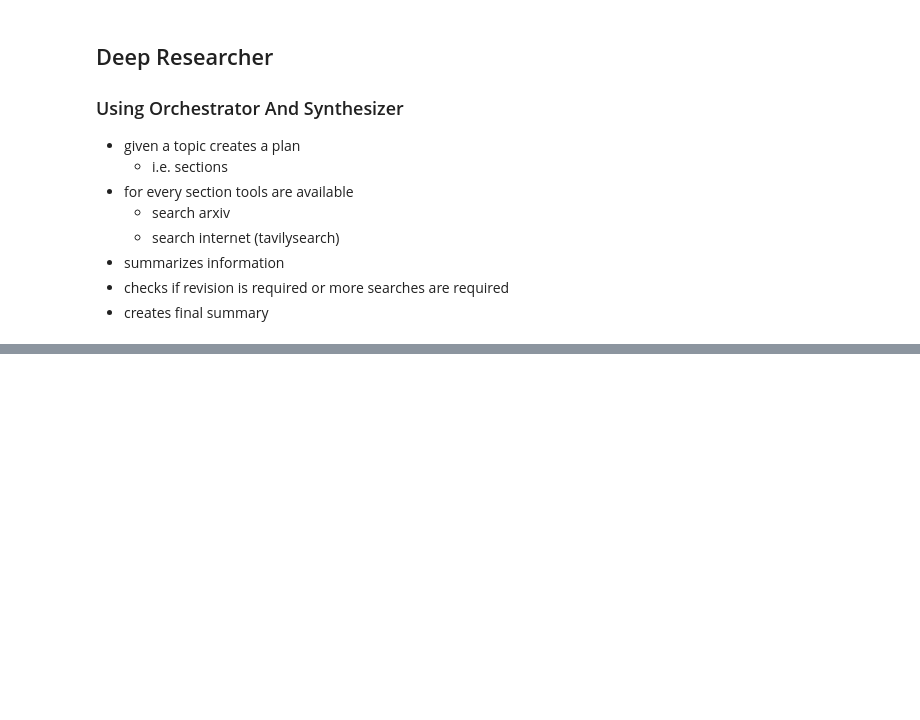
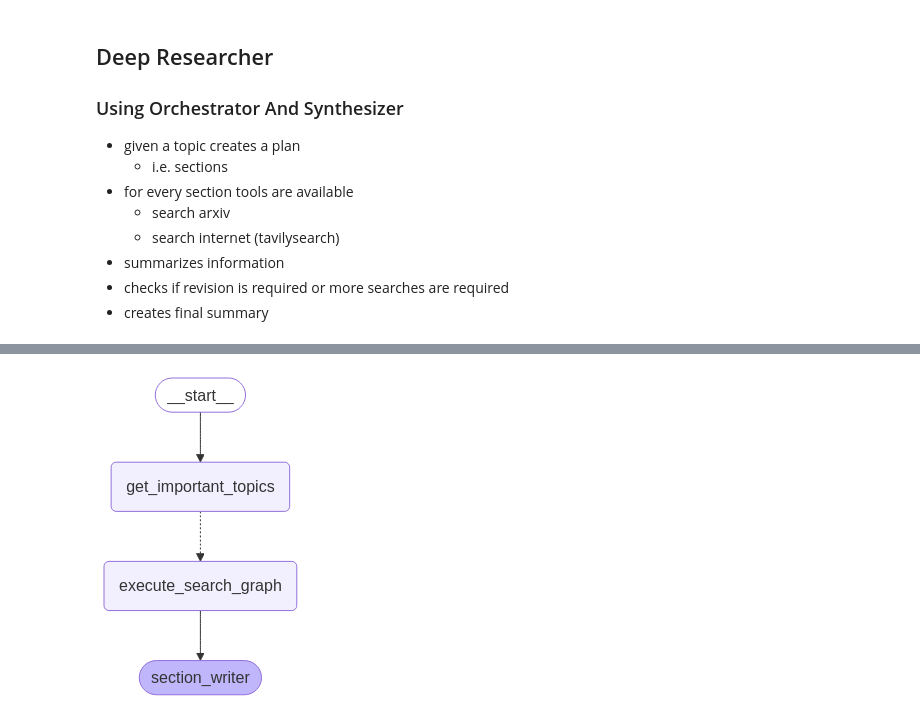
Before and after one commit to kuldeep7688/ai_agent_experiments, a Jupyter notebook: langgraph_agents/deep_researcher.ipynb, the cells around one changed output, grey strips where cells are left out. Drawn from its saved outputs; the diff is of its cells as text; code cells hidden in the pictures; blank space fills up the shorter version.

Commit message:
deep researcher experiments.

```diff
--- a/langgraph_agents/deep_researcher.ipynb
+++ b/langgraph_agents/deep_researcher.ipynb
@@ -101,11 +285,0 @@ wikipedia_retriever = WikipediaRetriever(
-# %%
-topic = "Large Language Models"
-
-# use tavily search
-search_tavily = TavilySearchResults(
-    api_key=os.environ["TAVILY_API_KEY"],
-    max_results=2
-)
-# tavily_search_results = search_tavily.invoke(f"{topic}")
-# len(tavily_search_results)
-# tavily_search_results
@@ -131,9 +286 @@ def preprocess_long_text(text):
-# %%
-class SearchGraphState(TypedDict):
-    """State for the Research Worker agent."""
-    topic: str
-    of_section: str
-    search_query: str
-    current_section: str
-    search_results: Annotated[list, operator.add]
 # %%
@@ -229,0 +475,74 @@ display(Image(search_graph.get_graph().draw_mermaid_png()))
+# %%
+# Researcher Graph (uses the search graph to search the internet and then synthesizes the section)
+
+class ResearcherState(TypedDict):
+    """State for the Researcher agent."""
+    section: str
+    section_overview: str
+    topics_of_section: list
+    search_queries_already_used : Annotated[list, operator.add]
+    compiled_sections: Annotated[list, operator.add]
+    search_results: Annotated[list, operator.add]
+    combined_written_sections = str
+
+class ResearcherOutputState(TypedDict):
+    """Output State for the Researcher agent."""
+    search_queries_already_used : list[str]
+    compiled_sections: list[WrittenSection]
+    search_results: list[dict]
+
+
+def get_important_topics(state: ResearcherState):
+    """Get important topics from the research worker."""
+    out = topic_identifying_llm.invoke(
+        [
+            SystemMessage(content="Given a section title and overview. Identify the topics which will be helpful to search the internet to better understanf the section. The topics must be less than 3 and must be relevant to the section."),
+            HumanMessage(content=f"Section: {state['section']}\nSection Overview: {state['section_overview']}"),
+        ]
+    )
+    print(f"\n\nThe topics identified for the Section {state['section']} are :\n {out.topics}\n\n")
+    return {
+        "topics_of_section": out.topics
+    }
+
+def assign_search_workers(state: ResearcherState):
+    """Assign search workers to the topics."""
+    print("\n\nAssigning search workers to the topics.\n\n")
+    return [
+        Send("execute_search_graph", {"topic": topic, "of_section": state["section"]}) for topic in state["topics_of_section"]
+    ]
+
+
+def section_writer(state: ResearcherState):
+    """Synthesize the section."""
+    print(f"\n\nWriting the section : {state['section']}.\n\n")
+    out = section_writer_llm.invoke(
+        [
+            SystemMessage(content="You are a research assistant. You will be given a section title and overview. You will be given search results, filter them and select the useful ones to write the content of the section."),
+            HumanMessage(content=f"Section: {state['section']}\nSection Overview: {state['section_overview']}\n  Search Results: {state['search_results']}"),
+        ]
+    )
+    print(f"\n\nThe section {state['section']} is written.\n\n")
+    return {
+        "compiled_sections": [out]
+    }
+
+research_graph_builder = StateGraph(ResearcherState, output=ResearcherOutputState)
+
+research_graph_builder.add_node("get_important_topics", get_important_topics)
+research_graph_builder.add_node("execute_search_graph", search_graph_builder.compile())
+research_graph_builder.add_node("section_writer", section_writer)
+
+research_graph_builder.add_edge(START, "get_important_topics")
+research_graph_builder.add_conditional_edges(
+    "get_important_topics", assign_search_workers, ["execute_search_graph"]
+)
+research_graph_builder.add_edge("execute_search_graph", "section_writer")
+# research_graph_builder.add_edge("section_writer", END)
+
+# memory = MemorySaver()
+
+research_graph = research_graph_builder.compile()
+display(Image(research_graph.get_graph().draw_mermaid_png()))
+# %% [output]
+[figure, added]
```
Also changed, not shown: parts of 25 cells of this notebook, 2 other files.
